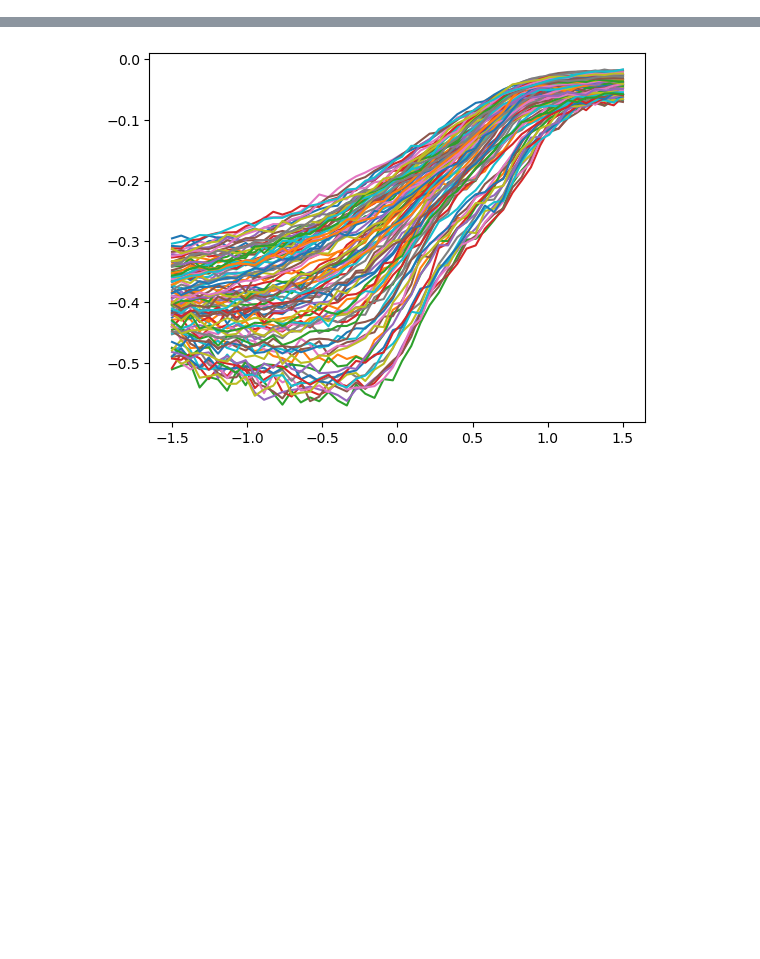
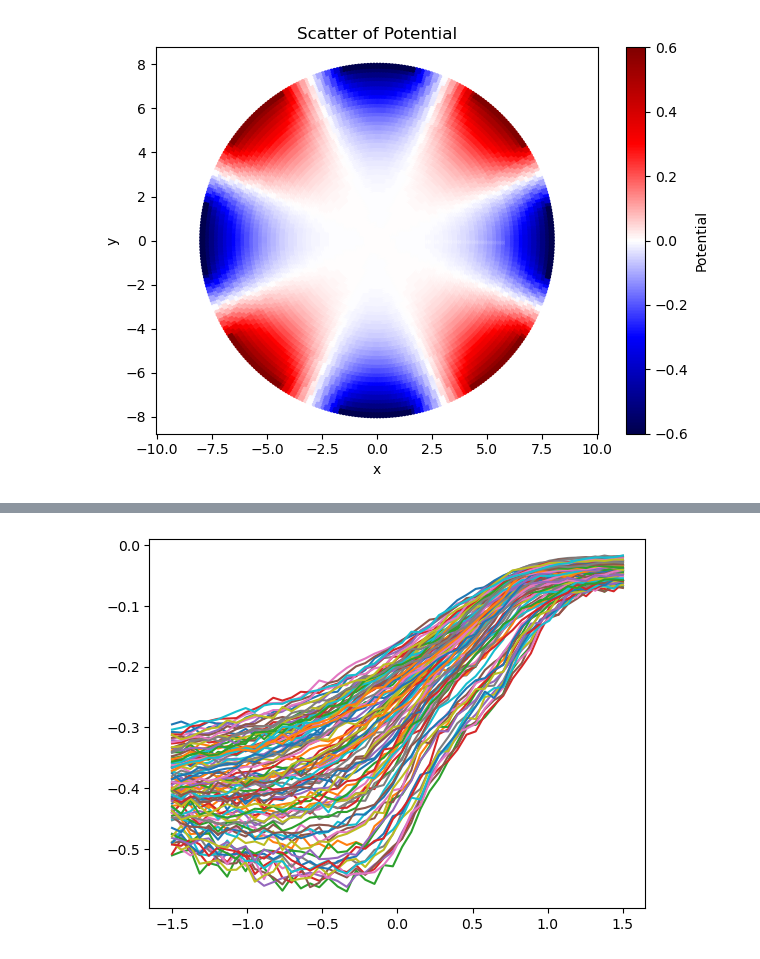
Before and after one commit to jwass1997/kmc_project, a Jupyter notebook: scripts/python_scripts/visualize.ipynb, the cells around one changed output, grey strips where cells are left out. Cells and saved outputs as stored; diff of their text form; code cells hidden in the pictures; blank space fills up the shorter version.

```diff
--- a/scripts/python_scripts/visualize.ipynb
+++ b/scripts/python_scripts/visualize.ipynb
@@ -5,3 +5,22 @@ import matplotlib.pyplot as plt
 import matplotlib.patches as patches
 
 from scipy.optimize import curve_fit
+# %%
+potential = np.loadtxt("../../potential_0_only_second.txt")
+x = potential[:, 0]
+y = potential[:, 1]
+phi = potential[:, 2]
+
+
+plt.figure()
+sc = plt.scatter(x, y, c=phi, s=5, marker='o', cmap="seismic")
+plt.colorbar(sc, label="Potential")
+plt.axis("equal")
+plt.title("Scatter of Potential")
+plt.xlabel("x")
+plt.ylabel("y")
+plt.tight_layout()
+plt.savefig("potential_scatter.png", dpi=150)
+plt.show()
+# %% [output]
+[figure, added]
```
Also changed, not shown: parts of 3 cells of this notebook, 39 other files.
